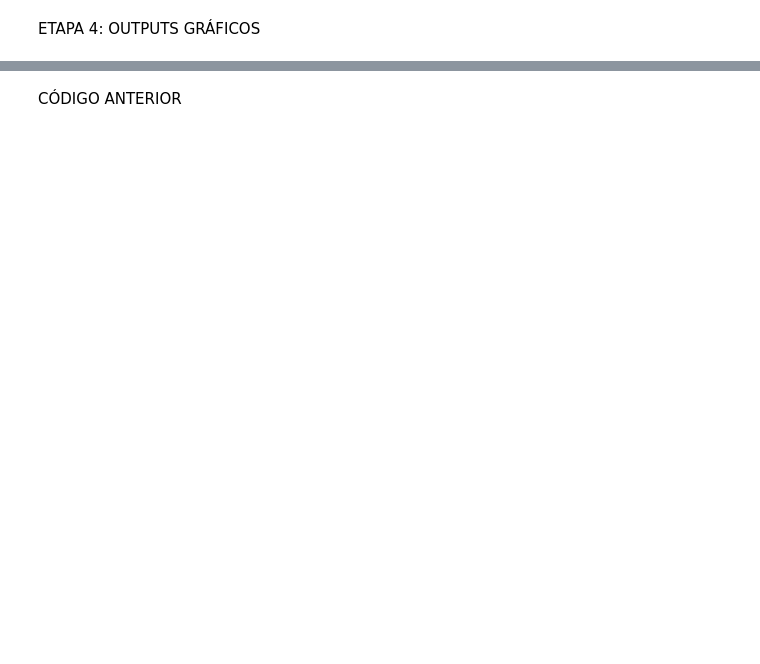
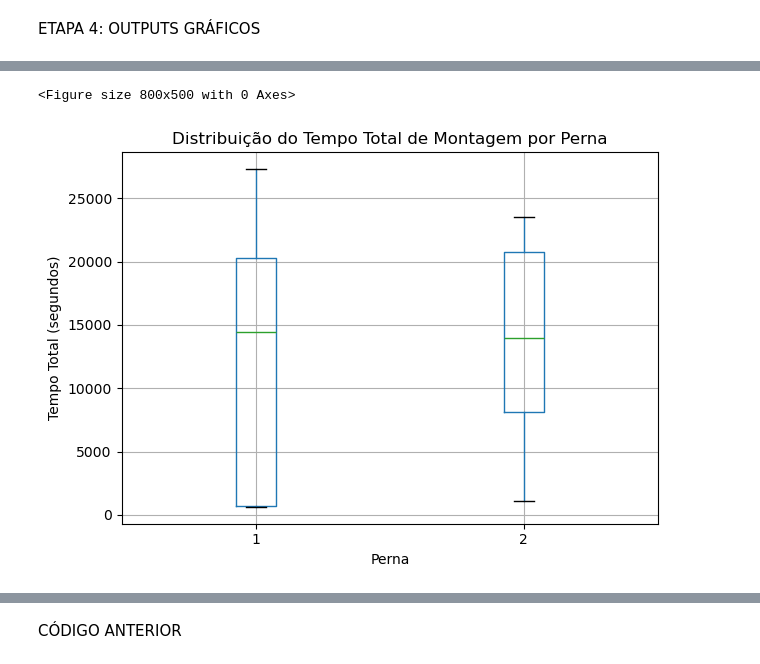
Before and after one commit to MatheusFariasPJ/PROJETO_MERCEDES, a Jupyter notebook: SIMULADOR.ipynb, the cells around one changed output, grey strips where cells are left out. Drawn from its saved outputs; the diff is of its cells as text; code cells hidden in the pictures; blank space fills up the shorter version.

```diff
--- a/SIMULADOR.ipynb
+++ b/SIMULADOR.ipynb
@@ -576,0 +626,20 @@ plt.show()
+# %%
+# Calcula tempo total por modelo
+df_tempo_total = df_log.groupby("nome").agg(
+    perna=("perna", "first"),
+    tempo_total=("duracao", "sum")
+).reset_index()
+
+
+# Boxplot
+plt.figure(figsize=(8, 5))
+df_tempo_total.boxplot(column="tempo_total", by="perna")
+plt.title("Distribuição do Tempo Total de Montagem por Perna")
+plt.suptitle("")
+plt.xlabel("Perna")
+plt.ylabel("Tempo Total (segundos)")
+plt.tight_layout()
+plt.show()
+# %% [output]
+<Figure size 800x500 with 0 Axes>
+[figure, added]
```
Also changed, not shown: parts of 16 cells of this notebook.
